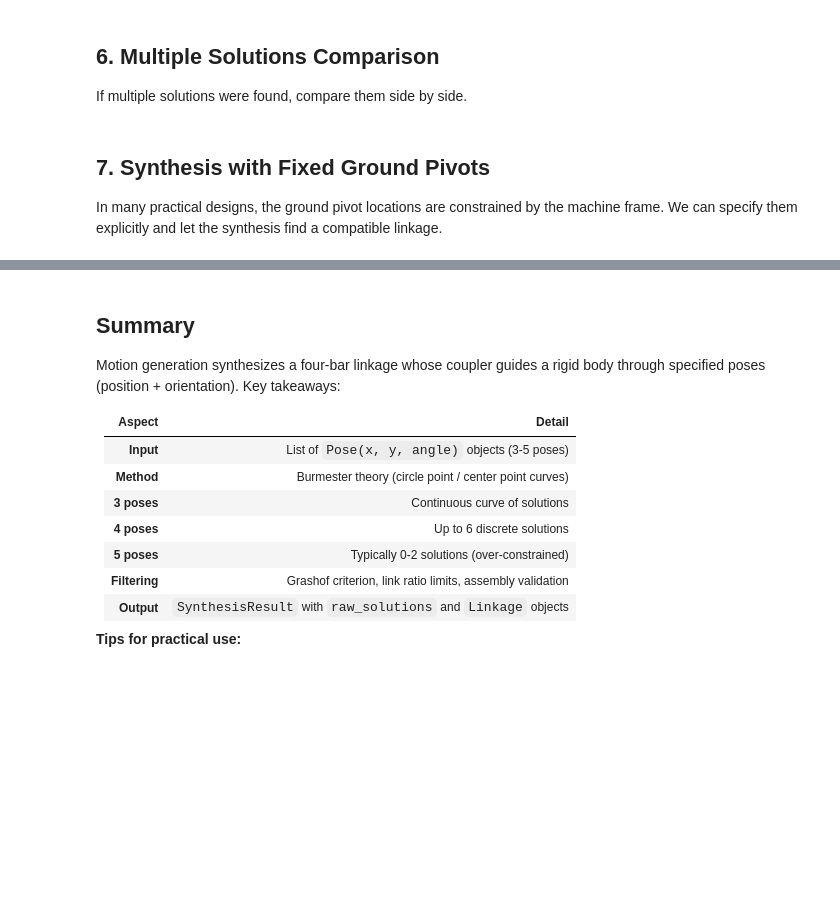
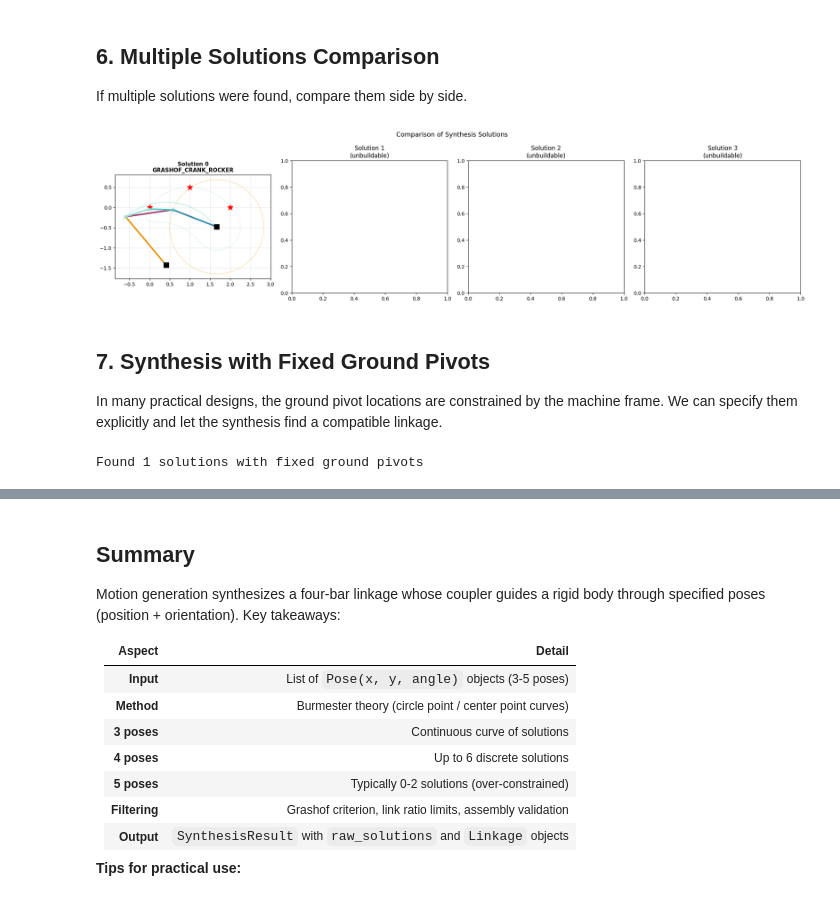
Before and after one commit to HugoFara/pylinkage, a Jupyter notebook: docs/notebooks/07_motion_generation.ipynb, the cells around one changed output, grey strips where cells are left out. Cells and saved outputs as stored; diff of their text form; code cells hidden in the pictures; blank space fills up the shorter version.

```diff
--- a/docs/notebooks/07_motion_generation.ipynb
+++ b/docs/notebooks/07_motion_generation.ipynb
@@ -386,34 +422,41 @@ If multiple solutions were found, compare them side by side.
 # %%
 n_solutions = min(len(result.raw_solutions), 4)
 
 if n_solutions > 1:
     fig, axes = plt.subplots(1, n_solutions, figsize=(5 * n_solutions, 5))
     if n_solutions == 1:
         axes = [axes]
 
     for idx, (sol, ax) in enumerate(zip(result.raw_solutions[:n_solutions], axes, strict=False)):
         lkg = solution_to_linkage(sol, name=f"sol_{idx}", iterations=120)
-        sol_loci = list(lkg.step())
+        from pylinkage.exceptions import UnbuildableError
+        try:
+            sol_loci = list(lkg.step())
+        except UnbuildableError:
+            ax.set_title(f"Solution {idx}\n(unbuildable)")
+            continue
 
         # Draw mechanism using plot_static_linkage
         grashof_type = grashof_check(
             sol.crank_length, sol.coupler_length,
             sol.rocker_length, sol.ground_length,
         )
         plot_static_linkage(
             lkg, ax, sol_loci,
             show_legend=False, show_labels=False, show_loci=True,
             title=f'Solution {idx}\n{grashof_type.name}',
         )
 
         for pose in poses:
             ax.plot(pose.x, pose.y, 'r*', markersize=12)
 
     plt.suptitle('Comparison of Synthesis Solutions', fontsize=13)
     plt.tight_layout()
     plt.show()
 else:
     print(f"Only {n_solutions} solution(s) found, skipping comparison plot.")
+# %% [output]
+[figure, added]
 # %% [markdown]
 ## 7. Synthesis with Fixed Ground Pivots
 
@@ -422,8 +465,9 @@ the machine frame. We can specify them explicitly and let the synthesis
 find a compatible linkage.
 # %%
 # Specify ground pivot locations
-ground_a = (-1.0, -1.0)
-ground_d = (4.0, -1.0)
+# These must lie near the Burmester center-point curve for the given poses.
+ground_a = (1.7, -0.5)
+ground_d = (0.4, -1.4)
 
 result_fixed = motion_generation(
     poses=poses,
@@ -437,6 +481,8 @@ print(f"Found {len(result_fixed.raw_solutions)} solutions with fixed ground pivo
 if result_fixed.warnings:
     for w in result_fixed.warnings:
         print(f"  Warning: {w}")
+# %% [output]
+Found 1 solutions with fixed ground pivots
 # %%
 if result_fixed.raw_solutions:
     sol_fixed = result_fixed.raw_solutions[0]
```
Also changed, not shown: parts of 11 cells of this notebook.
